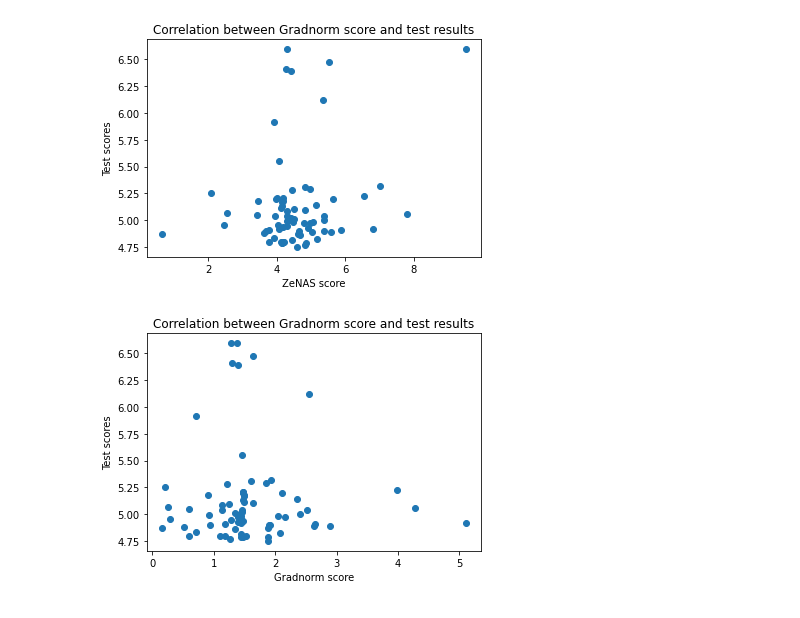
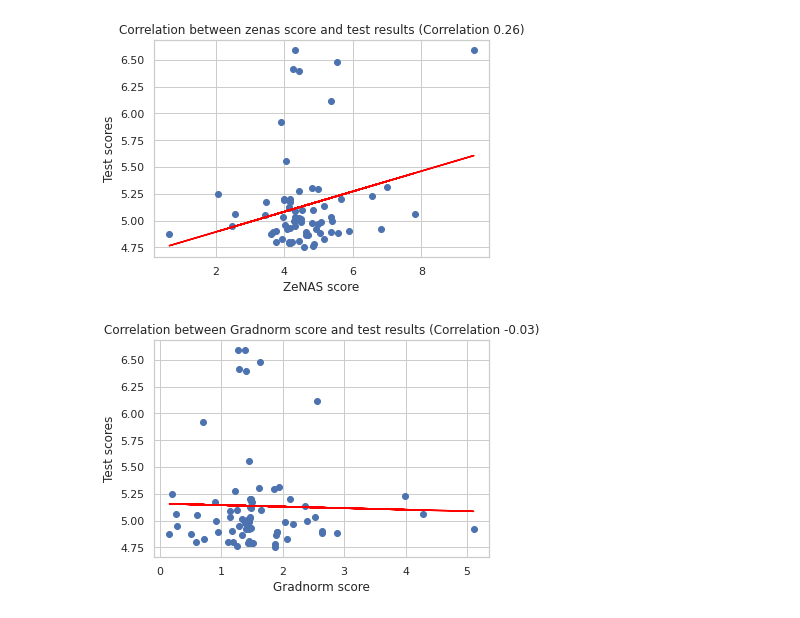
Before and after one commit to anvilarth/nas-rnn, a Jupyter notebook: experiments.ipynb, the cells around one changed output. Saved outputs shown, nothing was run; the diff lists cells and outputs as text; code cells hidden in the pictures.

```diff
--- a/experiments.ipynb
+++ b/experiments.ipynb
@@ -3,7 +3,14 @@ import glob
 import json
 import numpy as np
 
+from scipy import stats
+
+import seaborn as sns
 from matplotlib import pyplot as plt
+
+%matplotlib inline
+
+sns.set(style='whitegrid')
 # %%
 test_scores = []
 logs = sorted(glob.glob('../logs_folder/*.json'))
@@ -32,17 +39,27 @@ gradnorm_filtered = gradnorm[ids]
 test_filtered = test[ids]
 # %%
 plt.scatter(zenas_filtered, test_filtered)
-plt.title("Correlation between Gradnorm score and test results")
+
+a1, b1 = np.polyfit(zenas_filtered, test_filtered, 1)
+correlation_1 = stats.pearsonr(zenas_filtered, test_filtered)[0]
+
+plt.title(f"Correlation between zenas score and test results (Correlation {round(correlation_1, 2)})")
+plt.plot(zenas_filtered, a1*zenas_filtered+b1, color='red')
 plt.ylabel("Test scores")
 plt.xlabel("ZeNAS score")
+plt.savefig("zenas.png", dpi=300)
 plt.show()
 # %% [output]
-[figure, old version]
+[figure, new version]
 # %%
 plt.scatter(gradnorm_filtered, test_filtered)
-plt.title("Correlation between Gradnorm score and test results")
+a2, b2 = np.polyfit(gradnorm_filtered, test_filtered, 1)
+correlation_2 = stats.pearsonr(gradnorm_filtered, test_filtered)[0]
+plt.title(f"Correlation between Gradnorm score and test results (Correlation {round(correlation_2, 2)})")
+plt.plot(gradnorm_filtered, a2*gradnorm_filtered+b2, color='red')
 plt.ylabel("Test scores")
 plt.xlabel("Gradnorm score")
+plt.savefig("Gradnorm.png", dpi=300)
 plt.show()
 # %% [output]
-[figure, old version]
+[figure, new version]
```
Also changed, not shown: 1 other file.
